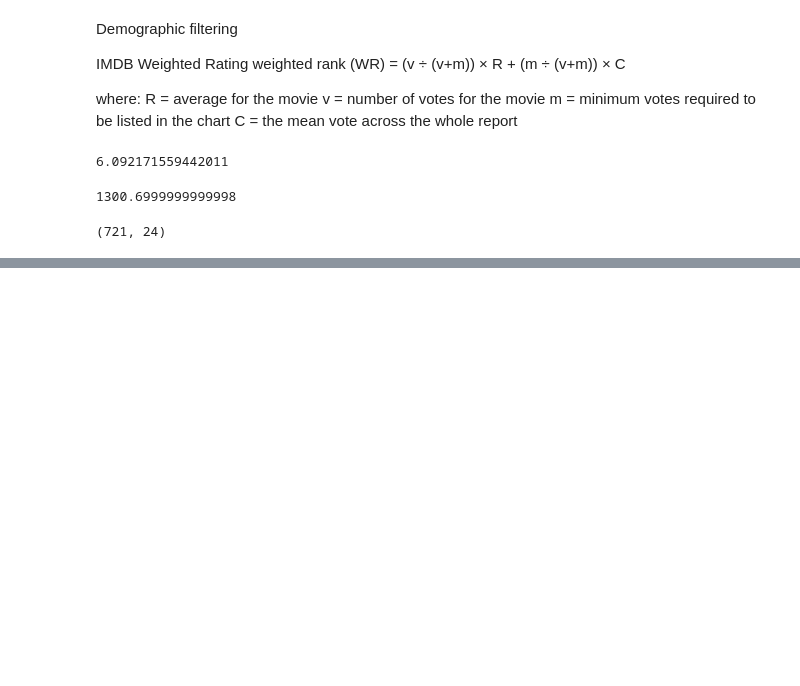
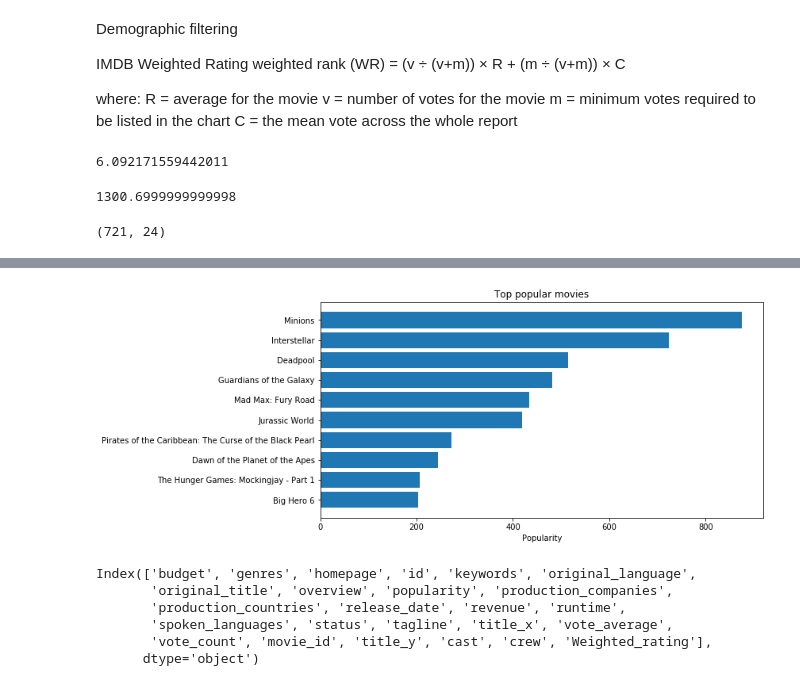
Before and after one commit to hst22/Movie-Recommender-Systems, a Jupyter notebook: Recommender System.ipynb, the cells around one changed output, grey strips where cells are left out. Saved outputs shown, nothing was run; the diff lists cells and outputs as text; code cells hidden in the pictures; blank space fills up the shorter version.

```diff
--- a/Recommender System.ipynb
+++ b/Recommender System.ipynb
@@ -232,0 +235,6 @@ hv_movies.shape #721 movies qualify
+# %%
+master['Weighted_rating'] = ((master.vote_count/(master.vote_count + m))* master.vote_average)+((m/(master.vote_count+m))*C)
+# %%
+master = master.sort_values('Weighted_rating', ascending = False)
+master[['id','original_title',
+      'vote_average', 'vote_count', 'Weighted_rating']].head(10)
@@ -232,0 +253,3 @@ hv_movies.shape #721 movies qualify
+# %%
+#sorting movies based on popularity
+pop_movie = master.sort_values('popularity', ascending = False)
@@ -232,0 +270,19 @@ hv_movies.shape #721 movies qualify
+# %%
+#plot for most popular movies
+fig, ax = plt.subplots(figsize =(10, 5))
+ax.barh(pop_movie.original_title.head(10), pop_movie.popularity.head(10))
+ax.set_title("Top popular movies")
+ax.set_xlabel("Popularity")
+ax.invert_yaxis()
+plt.show();
+# %% [output]
+[figure, added]
+# %%
+master.columns
+# %% [output]
+Index(['budget', 'genres', 'homepage', 'id', 'keywords', 'original_language',
+       'original_title', 'overview', 'popularity', 'production_companies',
+       'production_countries', 'release_date', 'revenue', 'runtime',
+       'spoken_languages', 'status', 'tagline', 'title_x', 'vote_average',
+       'vote_count', 'movie_id', 'title_y', 'cast', 'crew', 'Weighted_rating'],
+      dtype='object')
```
Also changed, not shown: parts of 5 cells of this notebook.
